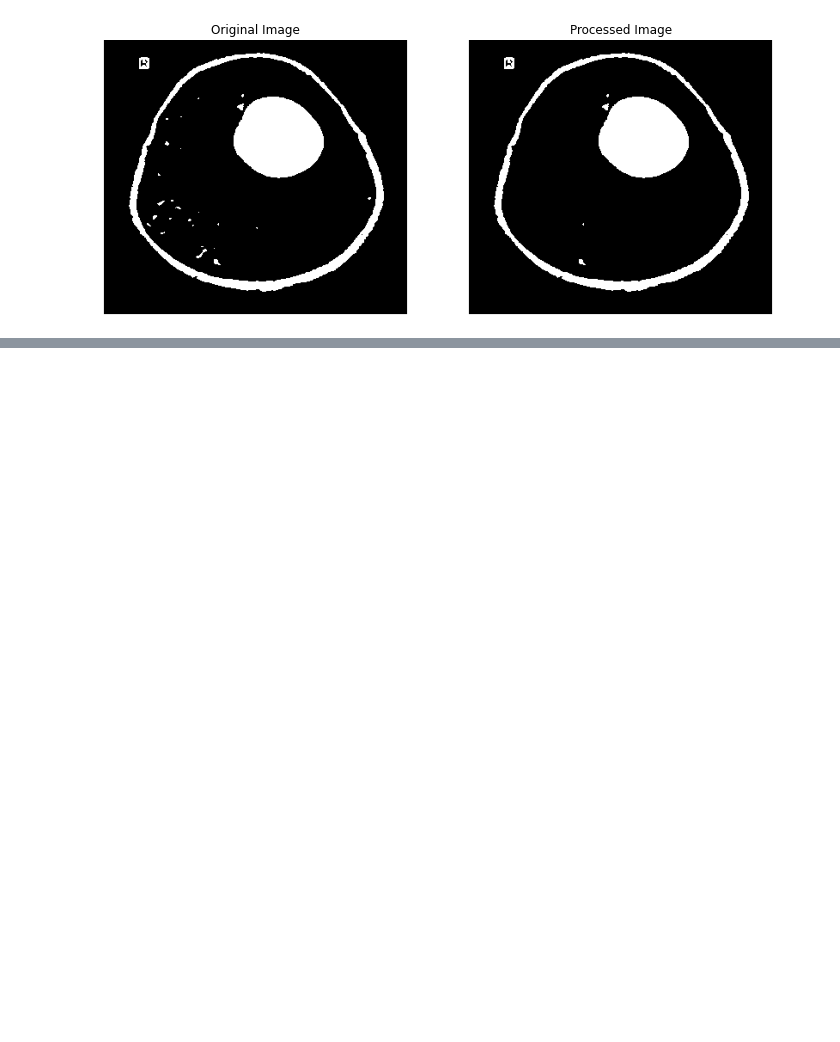
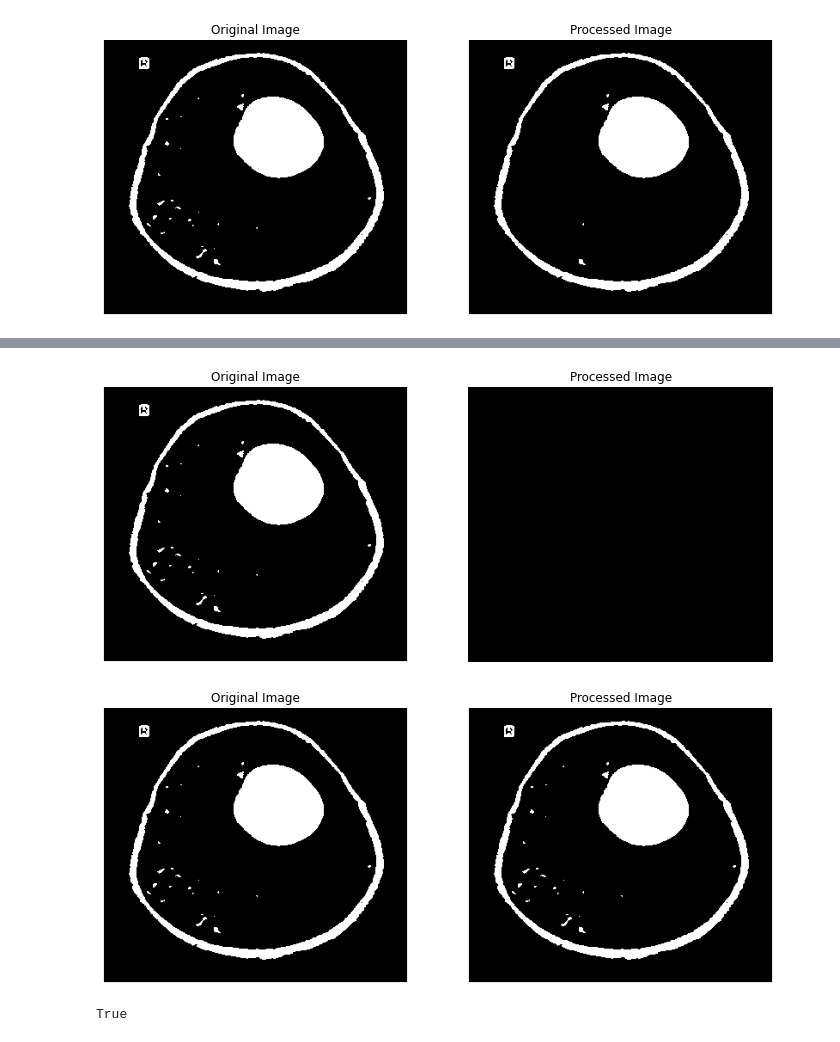
Before and after one commit to cnpem/harpia, a Jupyter notebook: tests_python/morphology/binary/test_geodesic_dilation.ipynb, the cells around one changed output, grey strips where cells are left out. Cells and saved outputs as stored; diff of their text form; code cells hidden in the pictures; blank space fills up the shorter version.

```diff
--- a/tests_python/morphology/binary/test_geodesic_dilation.ipynb
+++ b/tests_python/morphology/binary/test_geodesic_dilation.ipynb
@@ -180,0 +216,14 @@ GOT IT:  515
+# %%
+#Fill Holes
+output_aux = np.zeros_like(image)
+show(image, output_aux)
+fill_holes(image, output_aux, xsize, ysize, zsize, flag_verbose)
+
+show(image, output_aux)
+# %% [output]
+[figure, added]
+[figure, added]
+# %%
+(image == output_aux).all()
+# %% [output]
+True
```
Also changed, not shown: parts of 7 cells of this notebook, 58 other files.
